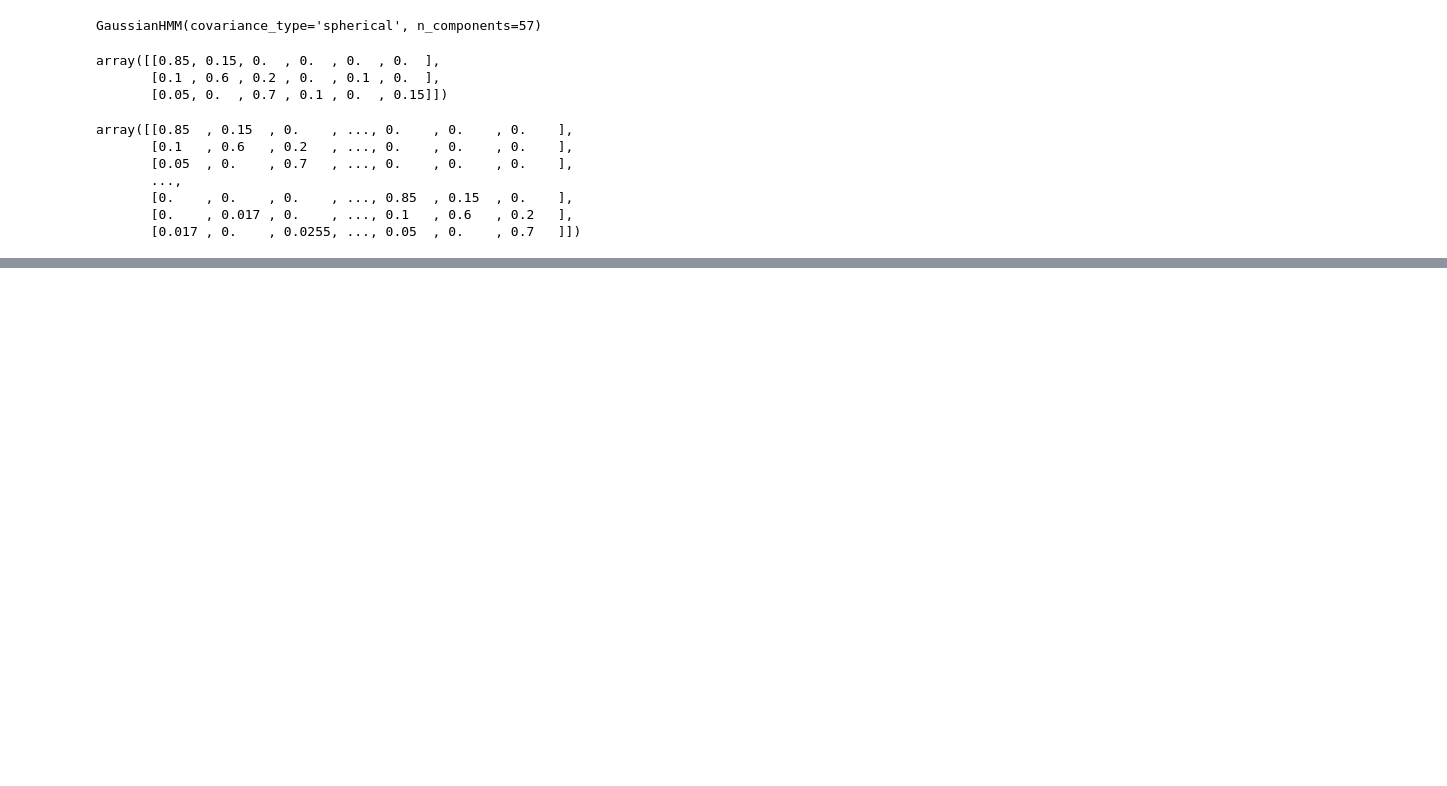
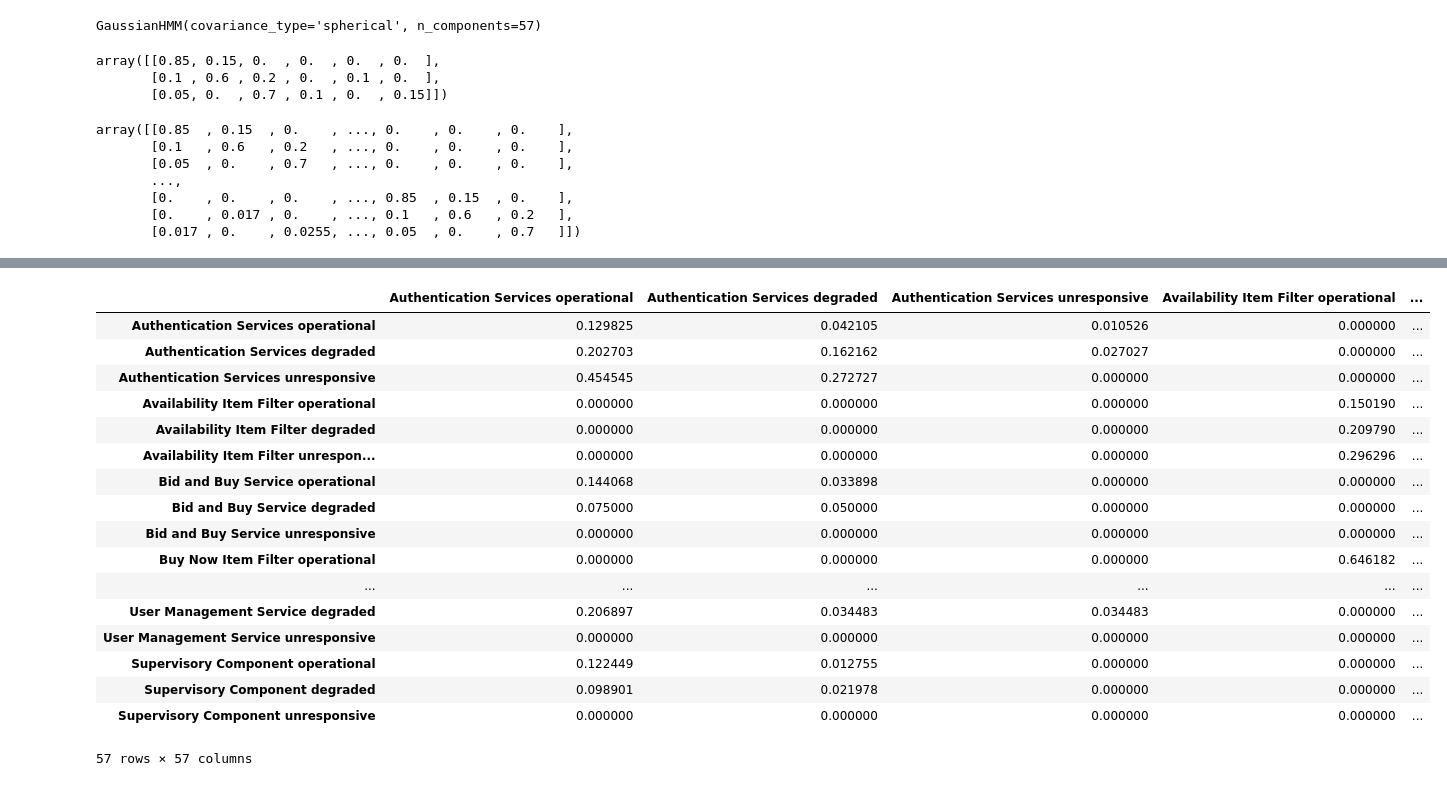
Before and after one commit to hpi-sam/HMM-Learning4SAS, a Jupyter notebook: projects/HMM/Task2.ipynb, the cells around one changed output, grey strips where cells are left out. Saved outputs shown, nothing was run; the diff lists cells and outputs as text; code cells hidden in the pictures; blank space fills up the shorter version.

```diff
--- a/projects/HMM/Task2.ipynb
+++ b/projects/HMM/Task2.ipynb
@@ -249,0 +251,2 @@ plot_probs(X, 10)
+# %%
+trans = transition_matrix(X_discrete, 5)
@@ -249,0 +261,22 @@ plot_probs(X, 10)
+# %%
+df = pd.DataFrame(trans, index=names, columns=names)
+df
+# %% [output]
+|  | Authentication Services operational | Authentication Services degraded | Authentication Services unresponsive | Availability Item Filter operational | ... |
+| Authentication Services operational | 0.129825 | 0.042105 | 0.010526 | 0.000000 | ... |
+| Authentication Services degraded | 0.202703 | 0.162162 | 0.027027 | 0.000000 | ... |
+| Authentication Services unresponsive | 0.454545 | 0.272727 | 0.000000 | 0.000000 | ... |
+| Availability Item Filter operational | 0.000000 | 0.000000 | 0.000000 | 0.150190 | ... |
+| Availability Item Filter degraded | 0.000000 | 0.000000 | 0.000000 | 0.209790 | ... |
+| Availability Item Filter unrespon... | 0.000000 | 0.000000 | 0.000000 | 0.296296 | ... |
+| Bid and Buy Service operational | 0.144068 | 0.033898 | 0.000000 | 0.000000 | ... |
+| Bid and Buy Service degraded | 0.075000 | 0.050000 | 0.000000 | 0.000000 | ... |
+| Bid and Buy Service unresponsive | 0.000000 | 0.000000 | 0.000000 | 0.000000 | ... |
+| Buy Now Item Filter operational | 0.000000 | 0.000000 | 0.000000 | 0.646182 | ... |
+| ... | ... | ... | ... | ... | ... |
+| User Management Service degraded | 0.206897 | 0.034483 | 0.034483 | 0.000000 | ... |
+| User Management Service unresponsive | 0.000000 | 0.000000 | 0.000000 | 0.000000 | ... |
+| Supervisory Component operational | 0.122449 | 0.012755 | 0.000000 | 0.000000 | ... |
+| Supervisory Component degraded | 0.098901 | 0.021978 | 0.000000 | 0.000000 | ... |
+| Supervisory Component unresponsive | 0.000000 | 0.000000 | 0.000000 | 0.000000 | ... |
+57 rows × 57 columns
```
Also changed, not shown: parts of 7 cells of this notebook, 2 other files.
